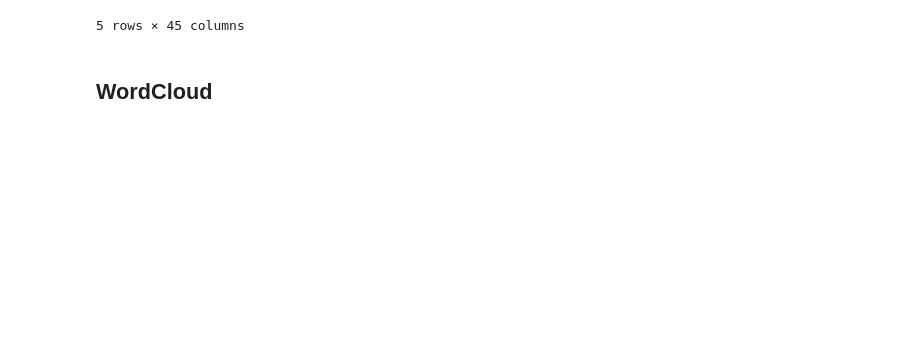
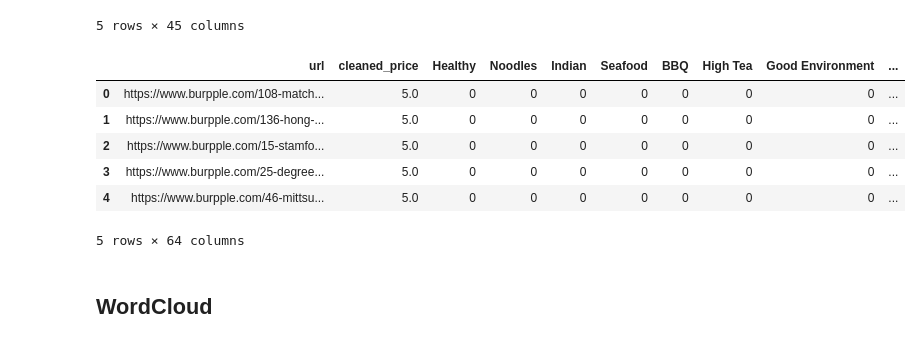
Before and after one commit to sabyeo/bt4221, a Jupyter notebook: doc2vec_topic_modelling_restaurant.ipynb, the cells around one changed output. Drawn from its saved outputs; the diff is of its cells as text; code cells hidden in the pictures; blank space fills up the shorter version.

Commit message:
encoded

```diff
--- a/doc2vec_topic_modelling_restaurant.ipynb
+++ b/doc2vec_topic_modelling_restaurant.ipynb
@@ -212,4 +212,26 @@ restaurant_review_df.head(5)
 | 3 | https://www.burpple.com/25-degree... | burger oh yesh loveeeee burger go... | 85 Fengshan Centre | Bedok | ~$5/pax | ['Hawker Food', 'Supper', 'Cheap ... | \nClassic BBQ wings\nJuicy and ta... | Ally Tan | Jul 30 at 4:09pm | ... |
 | 4 | https://www.burpple.com/46-mittsu... | firebird 15 signature firebird ko... | 85 Fengshan Centre | Bedok | ~$5/pax | ['Hawker Food', 'Supper', 'Cheap ... | \nBBQ stingray\nIt was yummy but ... | Ally Tan | Jul 30 at 4:08pm | ... |
 5 rows × 45 columns
+# %%
+restaurant_review_df_encoded = restaurant_review_df.drop(['name', 'cleaned_text', 'price', 'categories', 'review', 'user', 'date', 'cleaned_categories'], axis=1)
+# %%
+# one hot encode region & topics
+region_dummies = pd.get_dummies(restaurant_review_df_encoded['region'])
+neighbourhood_dummies = pd.get_dummies(restaurant_review_df_encoded['neighbourhood'])
+topic_dummies = pd.get_dummies(restaurant_review_df_encoded['topics'])
+
+restaurant_review_df_encoded = restaurant_review_df_encoded.drop(['region', 'neighbourhood', 'topics'], axis=1)
+restaurant_review_df_encoded = restaurant_review_df_encoded.join(region_dummies)
+restaurant_review_df_encoded = restaurant_review_df_encoded.join(neighbourhood_dummies)
+restaurant_review_df_encoded = restaurant_review_df_encoded.join(topic_dummies)
+# %%
+restaurant_review_df_encoded.head(5)
+# %% [output]
+|  | url | cleaned_price | Healthy | Noodles | Indian | Seafood | BBQ | High Tea | Good Environment | ... |
+| 0 | https://www.burpple.com/108-match... | 5.0 | 0 | 0 | 0 | 0 | 0 | 0 | 0 | ... |
+| 1 | https://www.burpple.com/136-hong-... | 5.0 | 0 | 0 | 0 | 0 | 0 | 0 | 0 | ... |
+| 2 | https://www.burpple.com/15-stamfo... | 5.0 | 0 | 0 | 0 | 0 | 0 | 0 | 0 | ... |
+| 3 | https://www.burpple.com/25-degree... | 5.0 | 0 | 0 | 0 | 0 | 0 | 0 | 0 | ... |
+| 4 | https://www.burpple.com/46-mittsu... | 5.0 | 0 | 0 | 0 | 0 | 0 | 0 | 0 | ... |
+5 rows × 64 columns
 # %%
```
Also changed, not shown: parts of 16 cells of this notebook.
